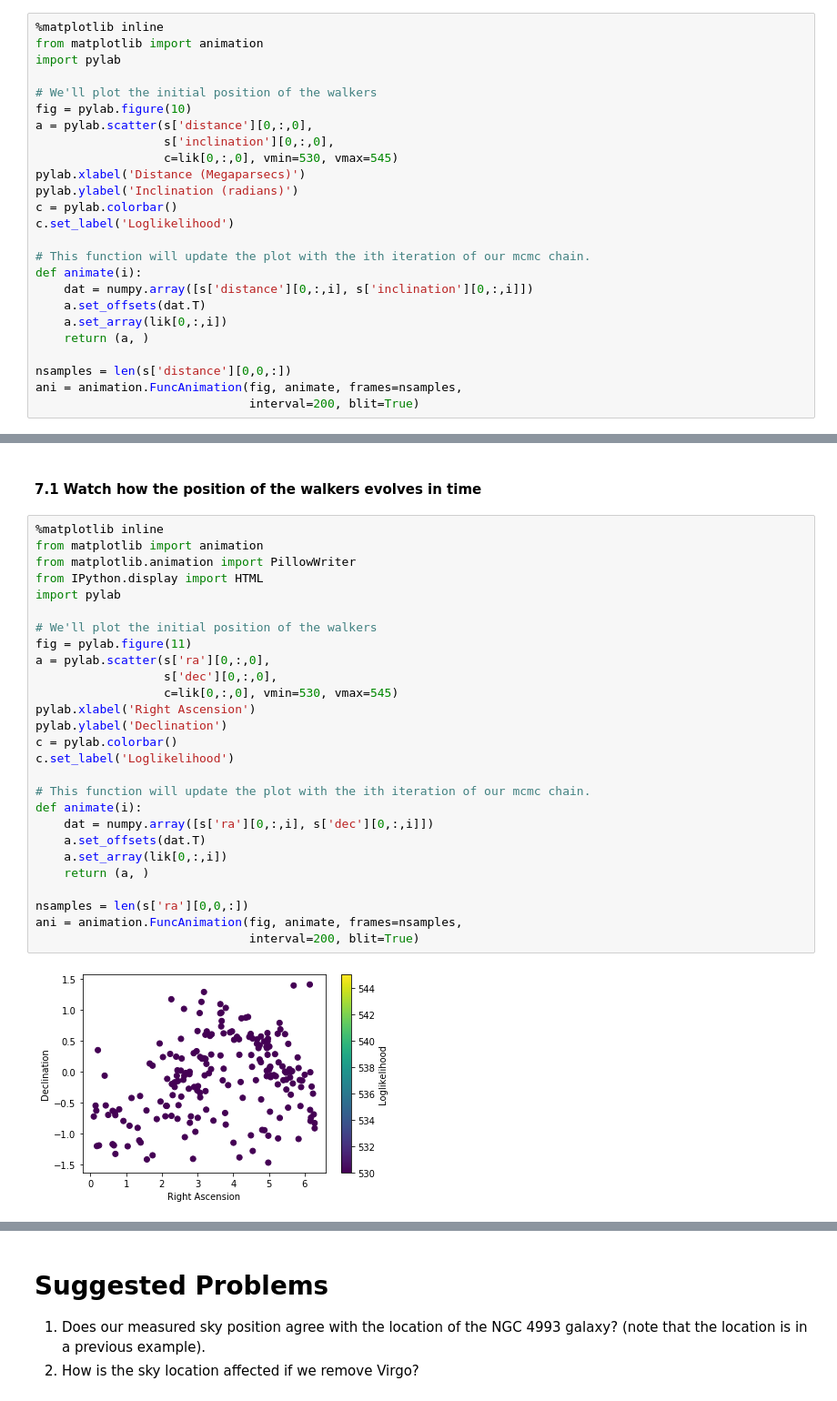
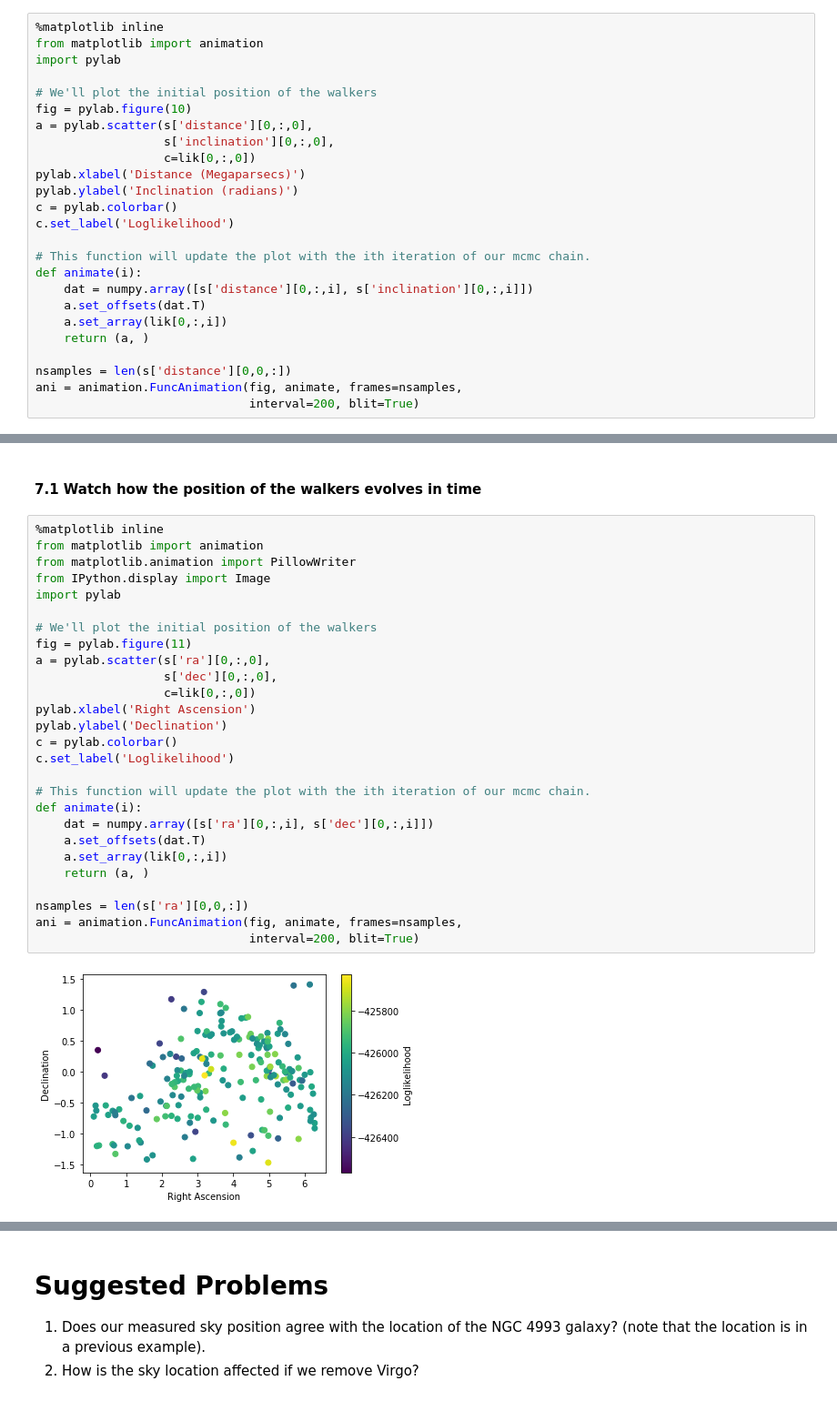
Before and after one commit to gwastro/PyCBC-Tutorials, a Jupyter notebook: tutorial/inference_1_ModelsAndPEByHand.ipynb, the cells around one changed output, grey strips where cells are left out. Shown at 91% size. Saved outputs shown, nothing was run; the diff lists cells and outputs as text.

```diff
--- a/tutorial/inference_1_ModelsAndPEByHand.ipynb
+++ b/tutorial/inference_1_ModelsAndPEByHand.ipynb
@@ -490,7 +490,7 @@ import pylab
 fig = pylab.figure(10)
 a = pylab.scatter(s['distance'][0,:,0],
                   s['inclination'][0,:,0],
-                  c=lik[0,:,0], vmin=530, vmax=545)
+                  c=lik[0,:,0])
 pylab.xlabel('Distance (Megaparsecs)')
 pylab.ylabel('Inclination (radians)')
 c = pylab.colorbar()
@@ -597,31 +598,31 @@ pylab.show()
 # %%
 %matplotlib inline
 from matplotlib import animation
 from matplotlib.animation import PillowWriter
-from IPython.display import HTML
+from IPython.display import Image
 import pylab
 
 # We'll plot the initial position of the walkers
 fig = pylab.figure(11)
 a = pylab.scatter(s['ra'][0,:,0],
                   s['dec'][0,:,0],
-                  c=lik[0,:,0], vmin=530, vmax=545)
+                  c=lik[0,:,0])
 pylab.xlabel('Right Ascension')
 pylab.ylabel('Declination')
 c = pylab.colorbar()
 c.set_label('Loglikelihood')
 
 # This function will update the plot with the ith iteration of our mcmc chain.
 def animate(i):
     dat = numpy.array([s['ra'][0,:,i], s['dec'][0,:,i]])
     a.set_offsets(dat.T)
     a.set_array(lik[0,:,i])
     return (a, )
 
 nsamples = len(s['ra'][0,0,:])
 ani = animation.FuncAnimation(fig, animate, frames=nsamples,
                               interval=200, blit=True)
 # %% [output]
-[figure, old version]
+[figure, new version]
 # %%
 ani.save('move2.gif', writer=PillowWriter(fps=5))
```
Also changed, not shown: parts of 10 cells of this notebook.
